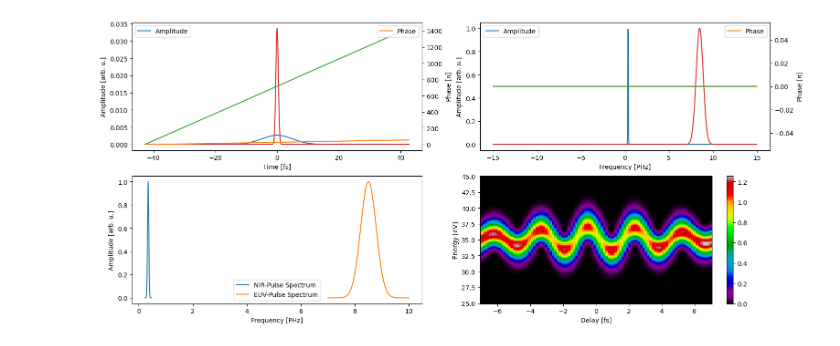
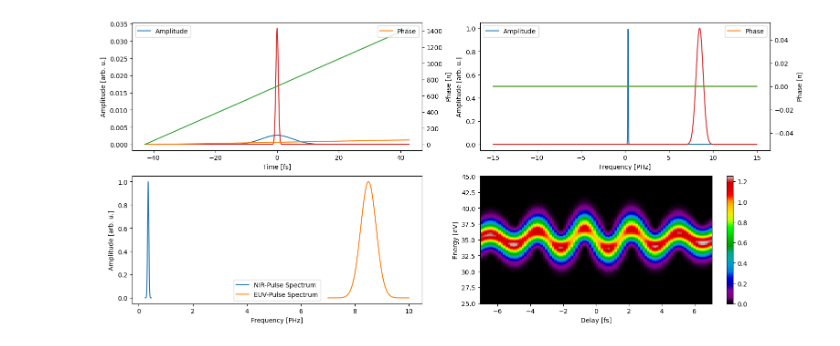
Before and after one commit to matillda123/Pulse-Retrieval-with-JAX, a Jupyter notebook: _usage_example.ipynb, the cells around one changed output. Cells and saved outputs as stored; diff of their text form; code cells hidden in the pictures.

```diff
--- a/_usage_example.ipynb
+++ b/_usage_example.ipynb
@@ -37,8 +26,8 @@ plt.plot(dtme_test)
 # %%
 time, energy, trace, spectra = mp.generate_streaking(time_fs, frequency_PHz,
                                                      (pulse_t_nir, pulse_f_nir),
                                                      (pulse_t_euv, pulse_f_euv),
                                                      delay, Ip_eV=jnp.array([0]),
-                                                     energy_range=(25,45), N=128, DTME=(k_dtme, dtme_test))
+                                                     energy_range=(25,45), N=128)
 # %% [output]
-[figure, old version]
+[figure, new version]
```
Also changed, not shown: parts of 9 cells of this notebook, 3 other files.
